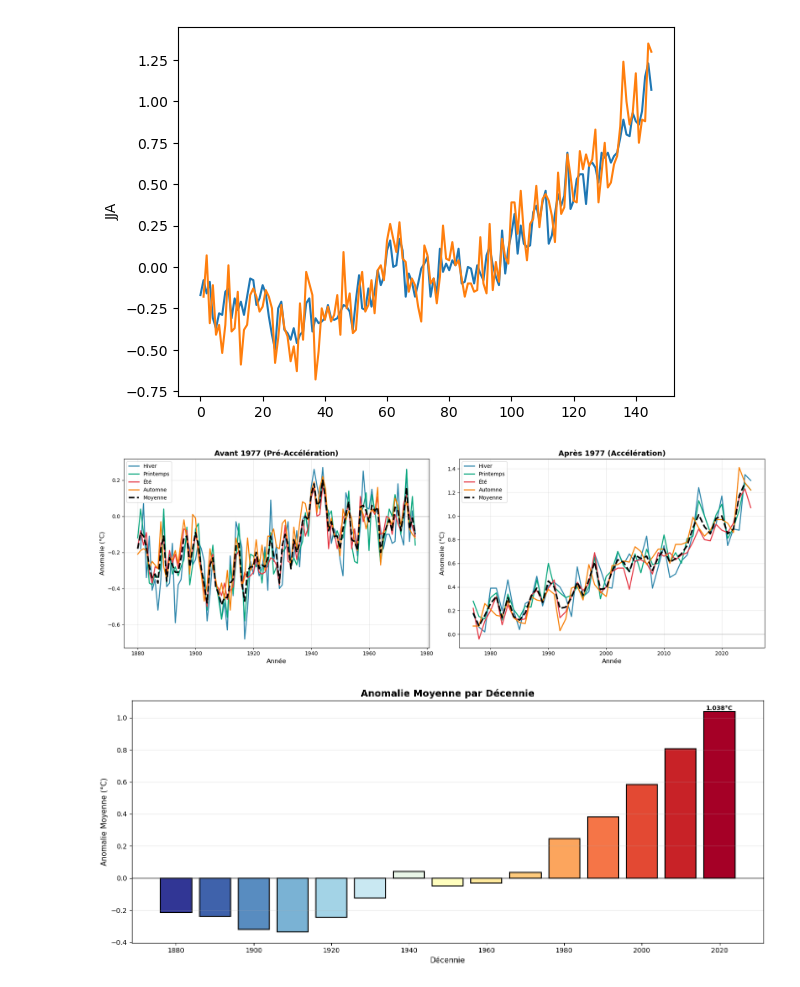
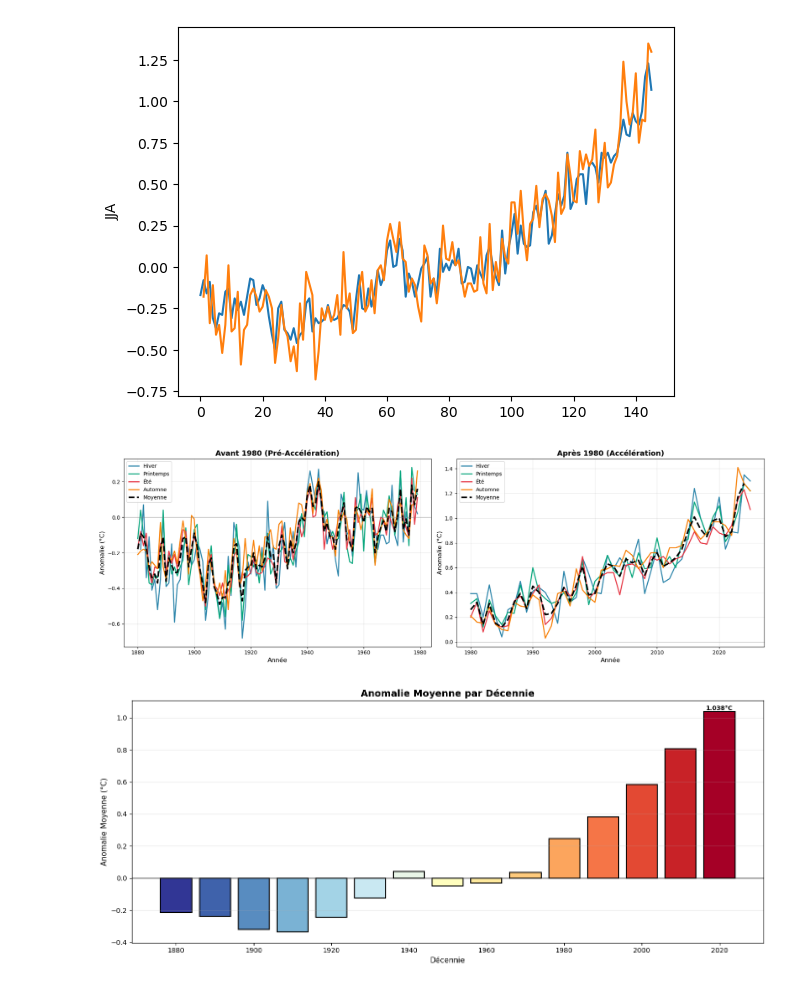
Before and after one commit to VinchC/projet, a Jupyter notebook: global.ipynb, the cells around one changed output. Cells and saved outputs as stored; diff of their text form; code cells hidden in the pictures.

```diff
--- a/global.ipynb
+++ b/global.ipynb
@@ -159,11 +159,11 @@ sns.lineplot(data=df['DJF'])
 <Axes: ylabel='JJA'>
 [figure]
 # %%
-#COMPARAISON AVANT/APRÈS 1977
+#COMPARAISON AVANT/APRÈS 1980
 
 #Séparer les données en deux périodes
-df_avant = df[df['Year'] < 1977]   # Années avant 1977
-df_apres = df[df['Year'] >= 1977]  # Années à partir de 1977
+df_avant = df[df['Year'] < 1980]   # Années avant 1980
+df_apres = df[df['Year'] >= 1980]  # Années à partir de 1980
 
 #deux graphiques côte à côte
 fig, axes = plt.subplots(1, 2, figsize=(18, 6))
@@ -182,38 +182,38 @@ ax1.plot(df_avant['Year'], df_avant['J-D'], label='Moyenne', linewidth=3, color=
 ax1.axhline(0, color='gray', linewidth=1, alpha=0.5)
 
 #Titres et labels
-ax1.set_title('Avant 1977 (Pré-Accélération)', fontsize=14, fontweight='bold')
+ax1.set_title('Avant 1980 (Pré-Accélération)', fontsize=14, fontweight='bold')
 ax1.set_xlabel('Année', fontsize=12)
 ax1.set_ylabel('Anomalie (°C)', fontsize=12)
 ax1.legend(fontsize=10)
 ax1.grid(True, alpha=0.3)
 
-#Graphique de droite après 1977
+#Graphique de droite après 1980
 ax2 = axes[1]
 
 #4 saisons + moyenne
 ax2.plot(df_apres['Year'], df_apres['DJF'], label='Hiver', linewidth=2, color='#2E86AB')
 ax2.plot(df_apres['Year'], df_apres['MAM'], label='Printemps', linewidth=2, color='#06A77D')
 ax2.plot(df_apres['Year'], df_apres['JJA'], label='Été', linewidth=2, color='#E63946')
 ax2.plot(df_apres['Year'], df_apres['SON'], label='Automne', linewidth=2, color='#F77F00')
 ax2.plot(df_apres['Year'], df_apres['J-D'], label='Moyenne', linewidth=3, color='black', linestyle='--')
 
 #ligne à 0 pour référence
 ax2.axhline(0, color='gray', linewidth=1, alpha=0.5)
 
 #Titres et labels
-ax2.set_title('Après 1977 (Accélération)', fontsize=14, fontweight='bold')
+ax2.set_title('Après 1980 (Accélération)', fontsize=14, fontweight='bold')
 ax2.set_xlabel('Année', fontsize=12)
 ax2.set_ylabel('Anomalie (°C)', fontsize=12)
 ax2.legend(fontsize=10)
 ax2.grid(True, alpha=0.3)
 
 
 plt.tight_layout()
-plt.savefig('comparaison_avant_apres_1977.png', dpi=300, bbox_inches='tight')
+plt.savefig('comparaison_avant_apres_1980.png', dpi=300, bbox_inches='tight')
 plt.show()
 # %% [output]
-[figure, old version]
+[figure, new version]
 # %%
 #Anomalie Moyenne par Décennie
 
```
Also changed, not shown: parts of 10 cells of this notebook, 12 other files.
